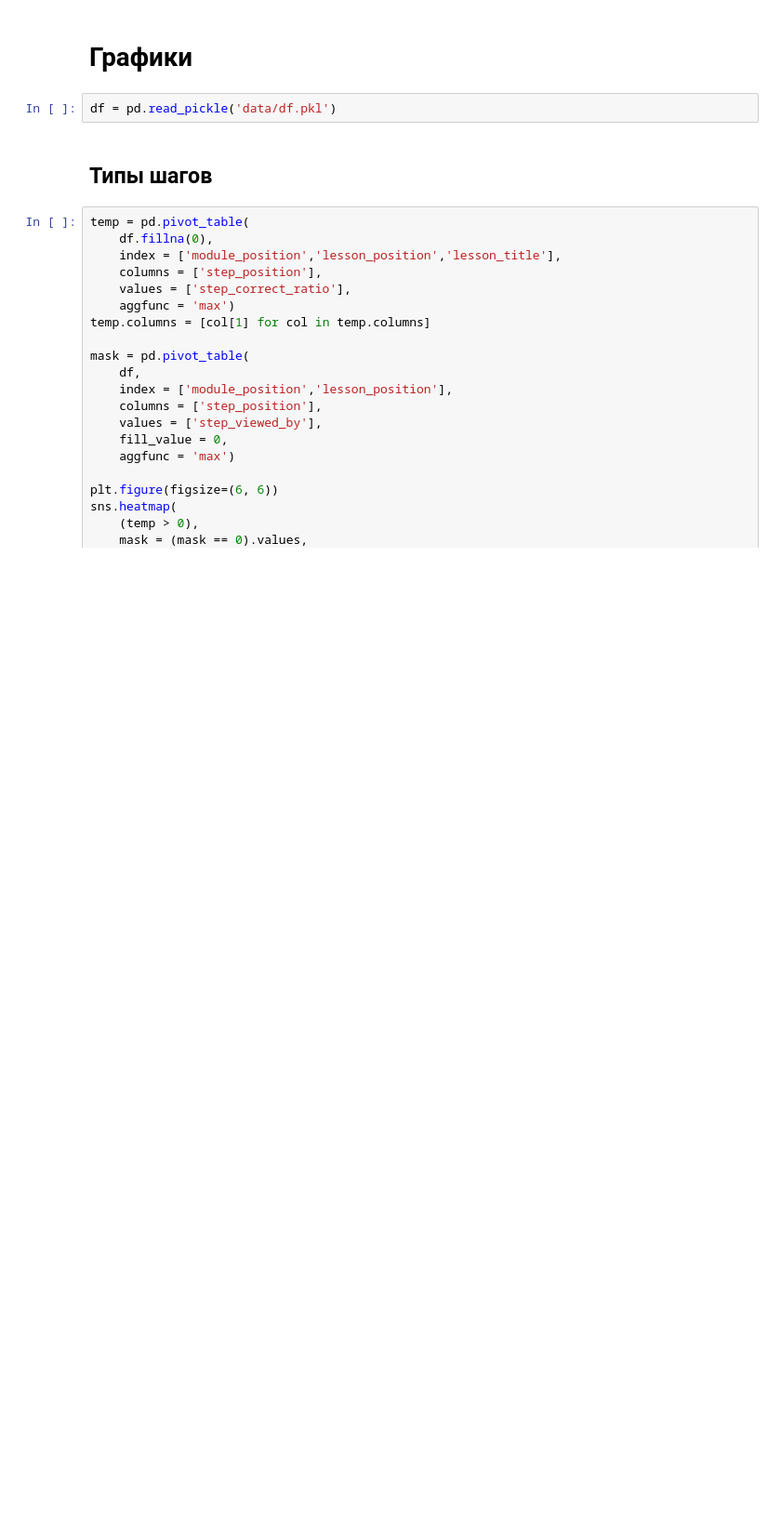
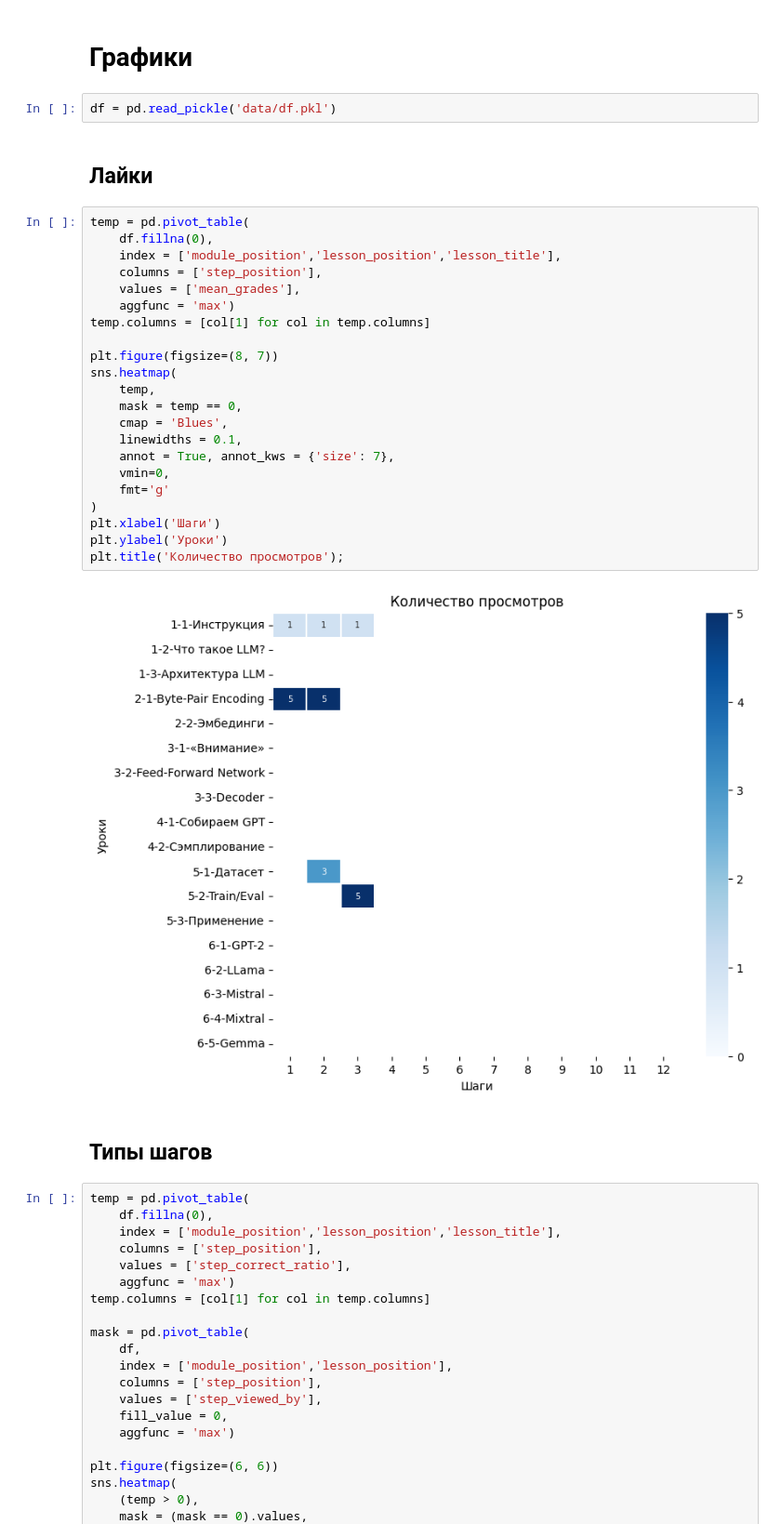
Before and after one commit to slivka83/stepik_stat_plots, a Jupyter notebook: stepik_plot.ipynb, the cells around one changed output. Shown: that part at 93% size. Drawn from its saved outputs; the diff is of its cells as text; blank space fills up the shorter version.

```diff
--- a/stepik_plot.ipynb
+++ b/stepik_plot.ipynb
@@ -265,6 +239,32 @@ df.to_pickle('data/df.pkl')
 # Графики
 # %%
 df = pd.read_pickle('data/df.pkl')
+# %% [markdown]
+## Лайки
+# %%
+temp = pd.pivot_table(
+    df.fillna(0),
+    index = ['module_position','lesson_position','lesson_title'],
+    columns = ['step_position'],
+    values = ['mean_grades'],
+    aggfunc = 'max')
+temp.columns = [col[1] for col in temp.columns]
+
+plt.figure(figsize=(8, 7))
+sns.heatmap(
+    temp,
+    mask = temp == 0,
+    cmap = 'Blues',
+    linewidths = 0.1,
+    annot = True, annot_kws = {'size': 7},
+    vmin=0,
+    fmt='g'
+)
+plt.xlabel('Шаги')
+plt.ylabel('Уроки')
+plt.title('Количество просмотров');
+# %% [output]
+[figure, added]
 # %% [markdown]
 ## Типы шагов
 # %%
```
Also changed, not shown: parts of 12 cells of this notebook.
